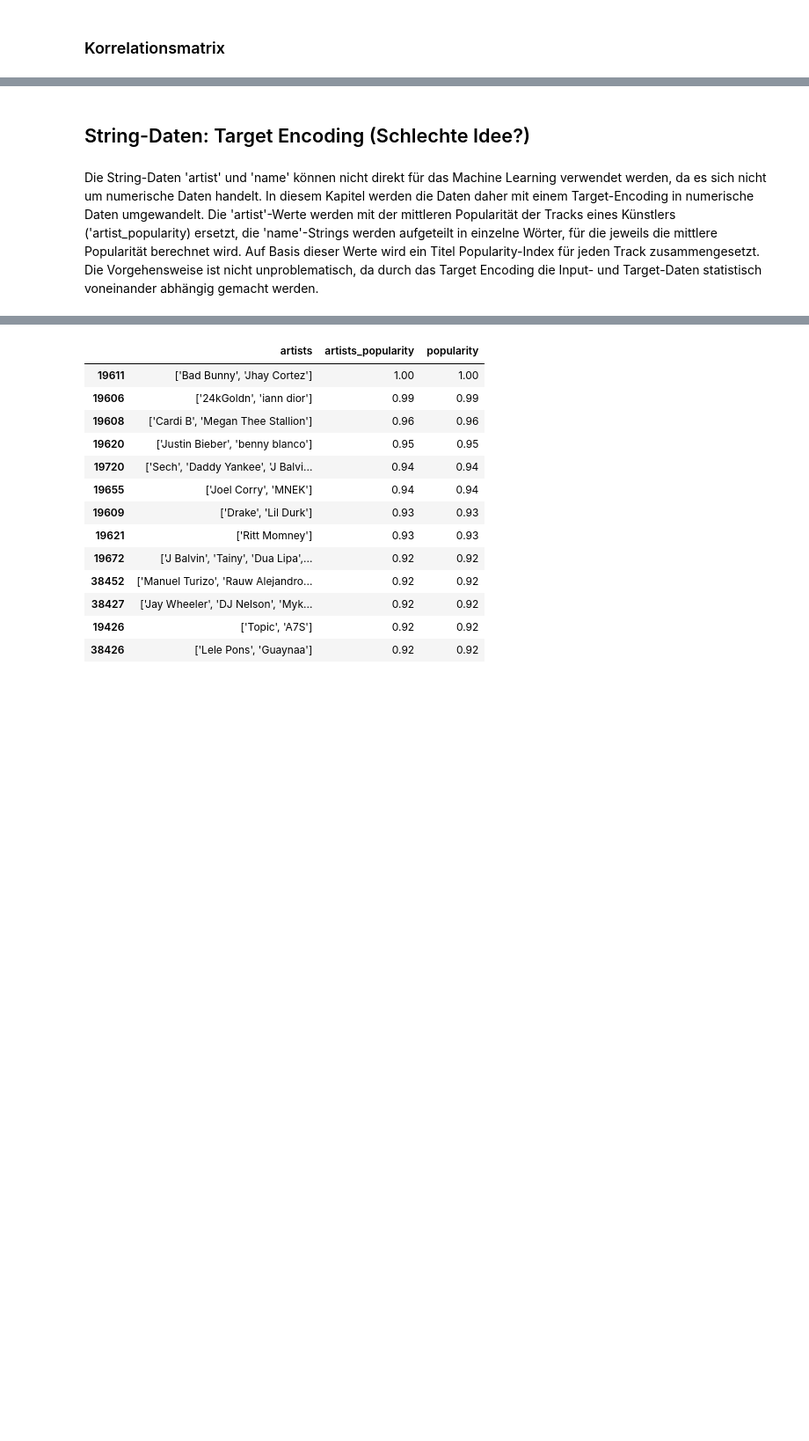
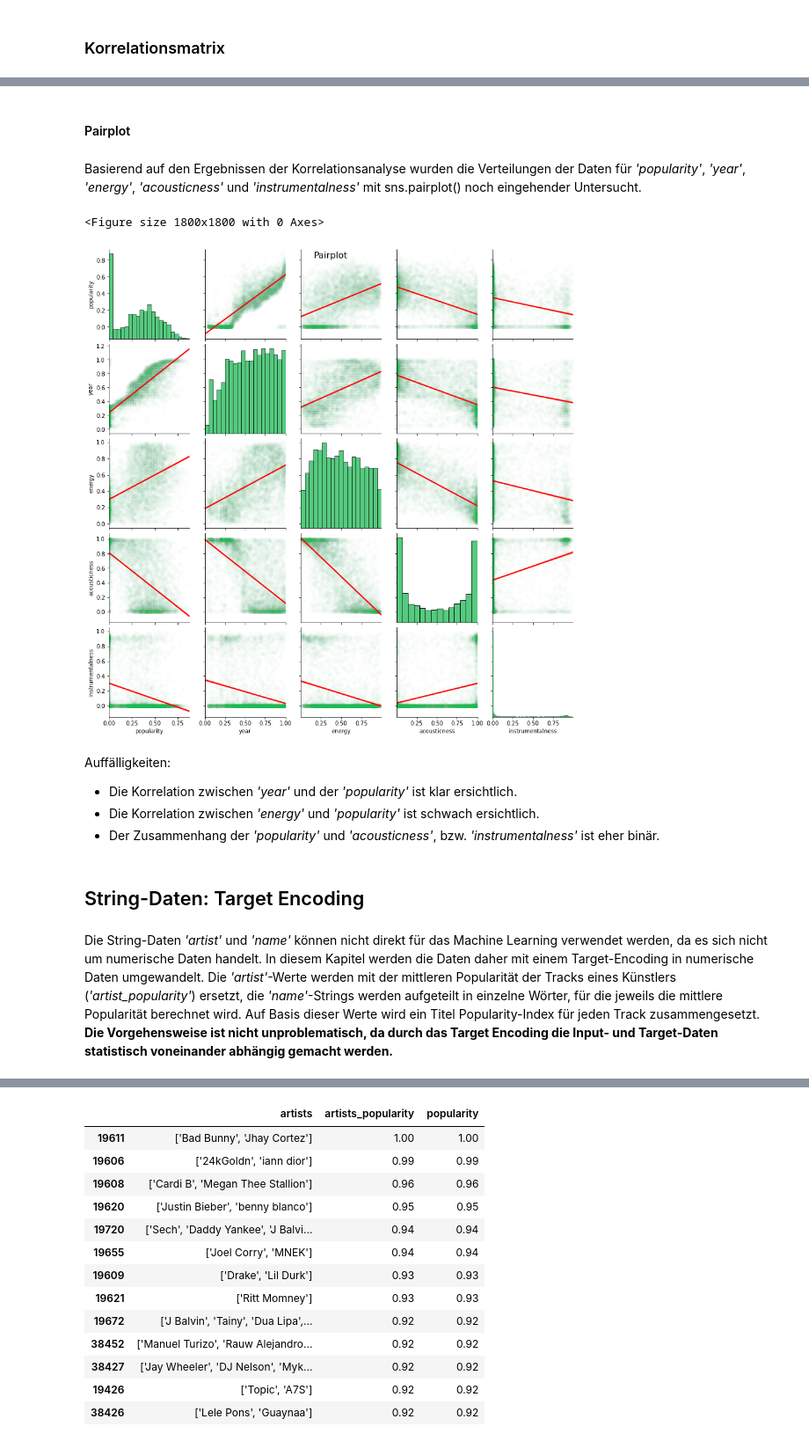
Before and after one commit to StarostVe/EMLP_Spotify, a Jupyter notebook: EMLP_Spotify.ipynb, the cells around one changed output, grey strips where cells are left out. Shown at 88% size. Saved outputs shown, nothing was run; the diff lists cells and outputs as text; code cells hidden in the pictures; blank space fills up the shorter version.

```diff
--- a/EMLP_Spotify.ipynb
+++ b/EMLP_Spotify.ipynb
@@ -251,8 +254,26 @@ Auffälligkeiten:
 
 Fazit: Je aktueller, und energiegeladener (Tempo/Lautstärke/...) ein Track ist, desto populärer ist er. Je größer der Anteil an akustischen Instrumenten oder Sprache (nicht Gesang) ist, desto unpopulärer ist ein Track.
+# %% [markdown]
+#### Pairplot
+# %% [markdown]
+Basierend auf den Ergebnissen der Korrelationsanalyse wurden die Verteilungen der Daten für *'popularity'*, *'year'*, *'energy'*,  *'acousticness'* und *'instrumentalness'* mit sns.pairplot() noch eingehender Untersucht.
+# %%
+# Pairplot
+plt.figure(figsize = (25, 25))
+g = sns.pairplot(df_num[['popularity','year','energy','acousticness','instrumentalness']].sample(5000), kind = 'reg', plot_kws = {'line_kws':{'color':'red'}, 'scatter_kws': {'color':'#1DB954','alpha': 0.01}}, diag_kws = {'color':'#1DB954'})
+g.fig.suptitle('Pairplot', size = 16)
+plt.show()
+# %% [output]
+<Figure size 1800x1800 with 0 Axes>
+[figure, added]
+# %% [markdown]
+Auffälligkeiten:
+- Die Korrelation zwischen *'year'* und der *'popularity'* ist klar ersichtlich.
+- Die Korrelation zwischen *'energy'* und *'popularity'* ist schwach ersichtlich.
+- Der Zusammenhang der *'popularity'* und *'acousticness'*, bzw. *'instrumentalness'* ist eher binär.
 # %% [markdown]
-## String-Daten: Target Encoding (Schlechte Idee?)
+## String-Daten: Target Encoding
 # %% [markdown]
-Die String-Daten 'artist' und 'name' können nicht direkt für das Machine Learning verwendet werden, da es sich nicht um numerische Daten handelt. In diesem Kapitel werden die Daten daher mit einem Target-Encoding in numerische Daten umgewandelt. Die 'artist'-Werte werden mit der mittleren Popularität der Tracks eines Künstlers ('artist_popularity) ersetzt, die 'name'-Strings werden aufgeteilt in einzelne Wörter, für die jeweils die mittlere Popularität berechnet wird. Auf Basis dieser Werte wird ein Titel Popularity-Index für jeden Track zusammengesetzt. <br>
-Die Vorgehensweise ist nicht unproblematisch, da durch das Target Encoding die Input- und Target-Daten statistisch voneinander abhängig gemacht werden.
+Die String-Daten *'artist'* und *'name'* können nicht direkt für das Machine Learning verwendet werden, da es sich nicht um numerische Daten handelt. In diesem Kapitel werden die Daten daher mit einem Target-Encoding in numerische Daten umgewandelt. Die *'artist'*-Werte werden mit der mittleren Popularität der Tracks eines Künstlers (*'artist_popularity'*) ersetzt, die *'name'*-Strings werden aufgeteilt in einzelne Wörter, für die jeweils die mittlere Popularität berechnet wird. Auf Basis dieser Werte wird ein Titel Popularity-Index für jeden Track zusammengesetzt. <br>
+**Die Vorgehensweise ist nicht unproblematisch, da durch das Target Encoding die Input- und Target-Daten statistisch voneinander abhängig gemacht werden.**
 # %% [markdown]
```
Also changed, not shown: parts of 78 cells of this notebook, 3 other files.
